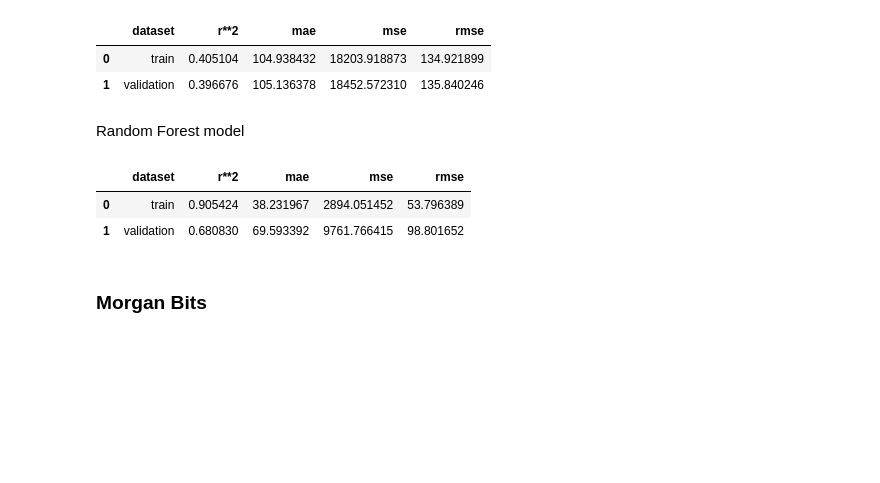
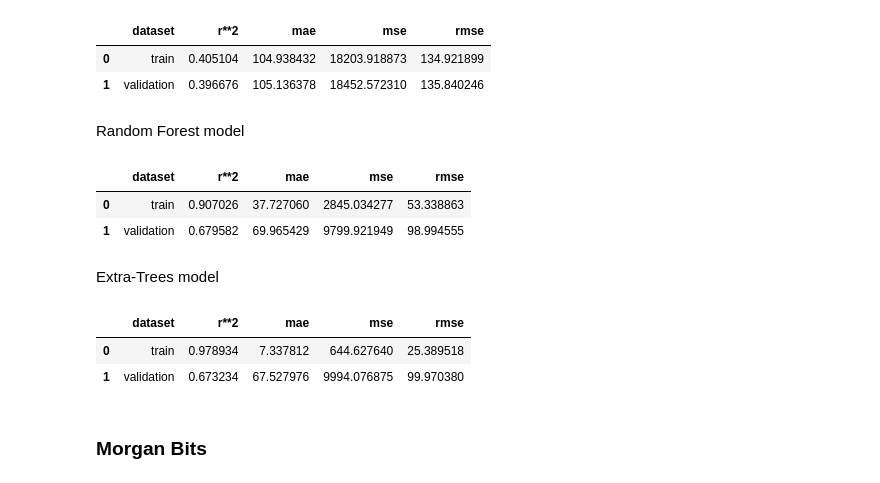
Before and after one commit to brosilato/HPLC_RT_PRED, a Jupyter notebook: notebooks/NB003_Train_Baseline_Model_FP.ipynb, the cells around one changed output. Saved outputs shown, nothing was run; the diff lists cells and outputs as text; code cells hidden in the pictures; blank space fills up the shorter version.

```diff
--- a/notebooks/NB003_Train_Baseline_Model_FP.ipynb
+++ b/notebooks/NB003_Train_Baseline_Model_FP.ipynb
@@ -181,13 +184,23 @@ evaluate_sklearn_model(model=ridge_model, datasets=datasets, scores=scores)
 # %% [markdown]
 Random Forest model
 # %%
-rfr_model = RFR(n_estimators=300, max_depth=25, max_features=0.7, max_samples=0.7, n_jobs=6)
+rfr_model = RFR(n_estimators=100, max_depth=None, max_features=0.5, max_samples=0.7, n_jobs=6)
 rfr_model.fit(X=x_train_ret_processed, y=y_train_ret)
 evaluate_sklearn_model(model=rfr_model, datasets=datasets, scores=scores)
 # %% [output]
 |  | dataset | r**2 | mae | mse | rmse |
-| 0 | train | 0.905424 | 38.231967 | 2894.051452 | 53.796389 |
-| 1 | validation | 0.680830 | 69.593392 | 9761.766415 | 98.801652 |
+| 0 | train | 0.907026 | 37.727060 | 2845.034277 | 53.338863 |
+| 1 | validation | 0.679582 | 69.965429 | 9799.921949 | 98.994555 |
+# %% [markdown]
+Extra-Trees model
+# %%
+etr_model = ETR(n_estimators=100, max_depth=None, max_features=0.5, n_jobs=6)
+etr_model.fit(X=x_train_ret_processed, y=y_train_ret)
+evaluate_sklearn_model(model=etr_model, datasets=datasets, scores=scores)
+# %% [output]
+|  | dataset | r**2 | mae | mse | rmse |
+| 0 | train | 0.978934 | 7.337812 | 644.627640 | 25.389518 |
+| 1 | validation | 0.673234 | 67.527976 | 9994.076875 | 99.970380 |
 # %% [markdown]
 ### Morgan Bits
 # %%
```
Also changed, not shown: parts of 55 cells of this notebook, 3 other files.
